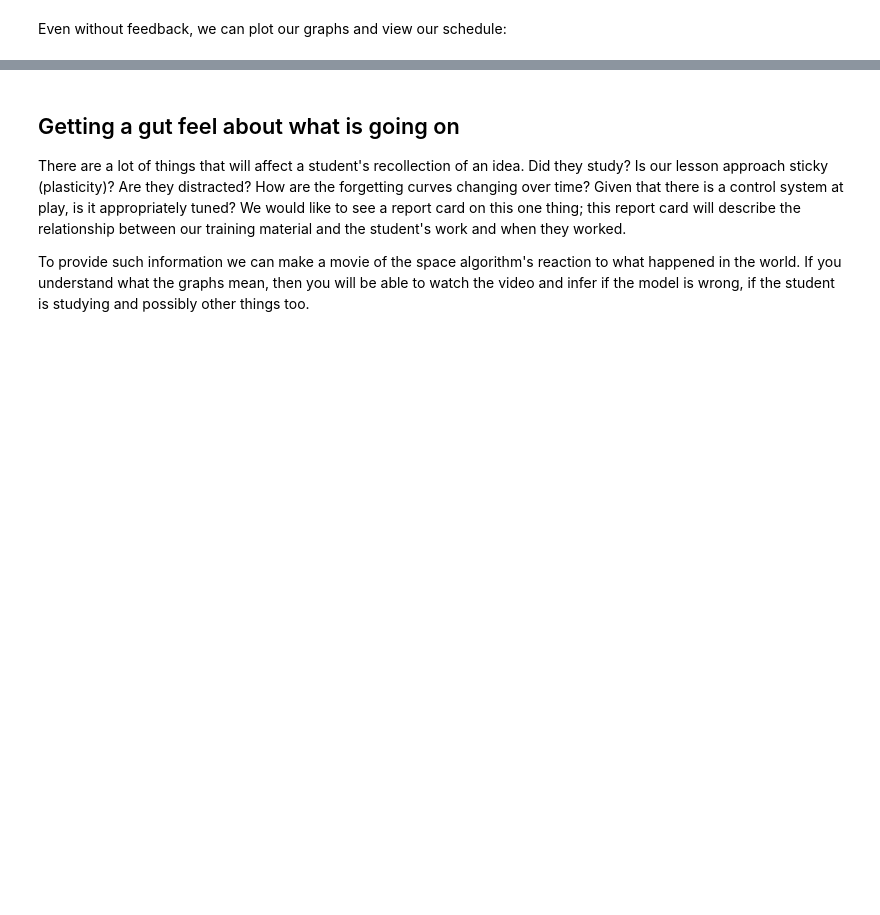
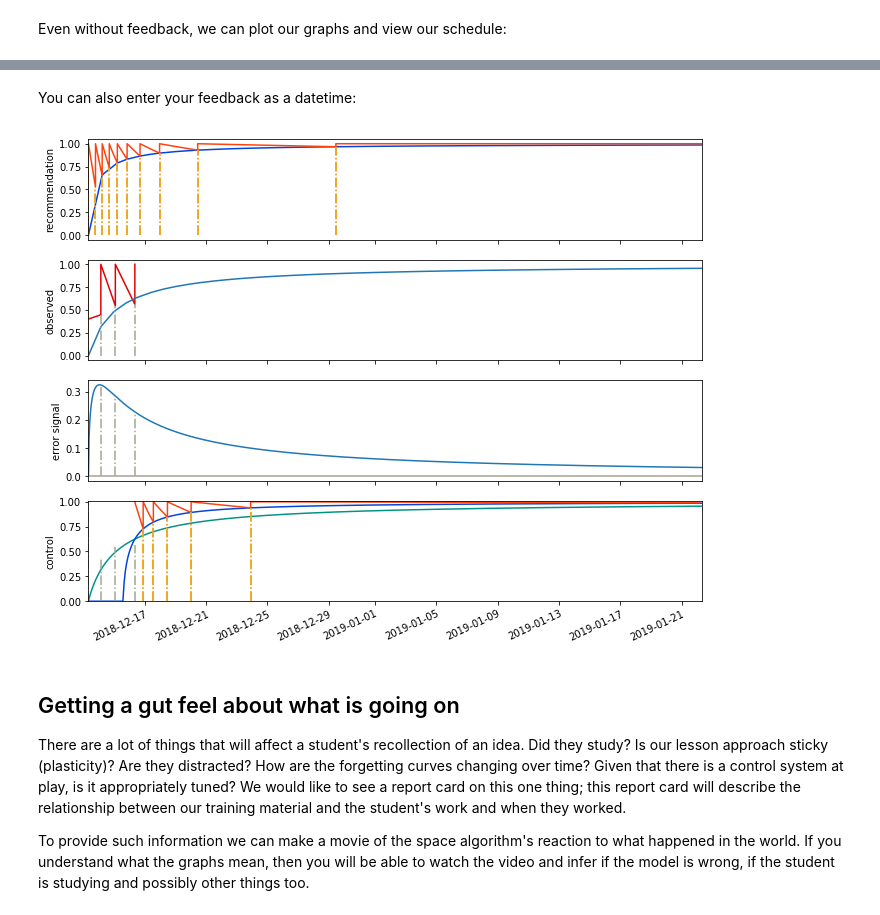
Before and after one commit to aleph2c/spaced, a Jupyter notebook: Spaced.ipynb, the cells around one changed output, grey strips where cells are left out. Cells and saved outputs as stored; diff of their text form; code cells hidden in the pictures; blank space fills up the shorter version.

```diff
--- a/Spaced.ipynb
+++ b/Spaced.ipynb
@@ -478,0 +481,25 @@ hld, _ = ltr.plot_graphs()
+# %% [markdown]
+You can also enter your feedback as a datetime:
+# %%
+# get some results and when they occurs from the feedback function (from now till 30 days from now)
+moments, results = feedback()
+
+# build a new learning tracker setting it's learning epoch to now
+ltr = LearningTracker(epoch = datetime.now())
+
+# feed in the first four samples from our feedback set, then stop
+for index, (moment, result) in enumerate(zip(moments, results)):
+
+  moment_as_datetime = ltr.epoch + timedelta(days=moment)
+
+  # HERE we see how to feed the learning-tracker its data as we get this data
+  ltr.learned(result=result, when=moment_as_datetime)
+
+  # break out of our loop on the fourth item
+  if index == 3:
+    break;
+
+# now print how the system is responding to the trainin up to the fourth sample
+hdl, _ = ltr.plot_graphs()
+# %% [output]
+[figure, added]
```
Also changed, not shown: parts of 28 cells of this notebook, 3 other files.
